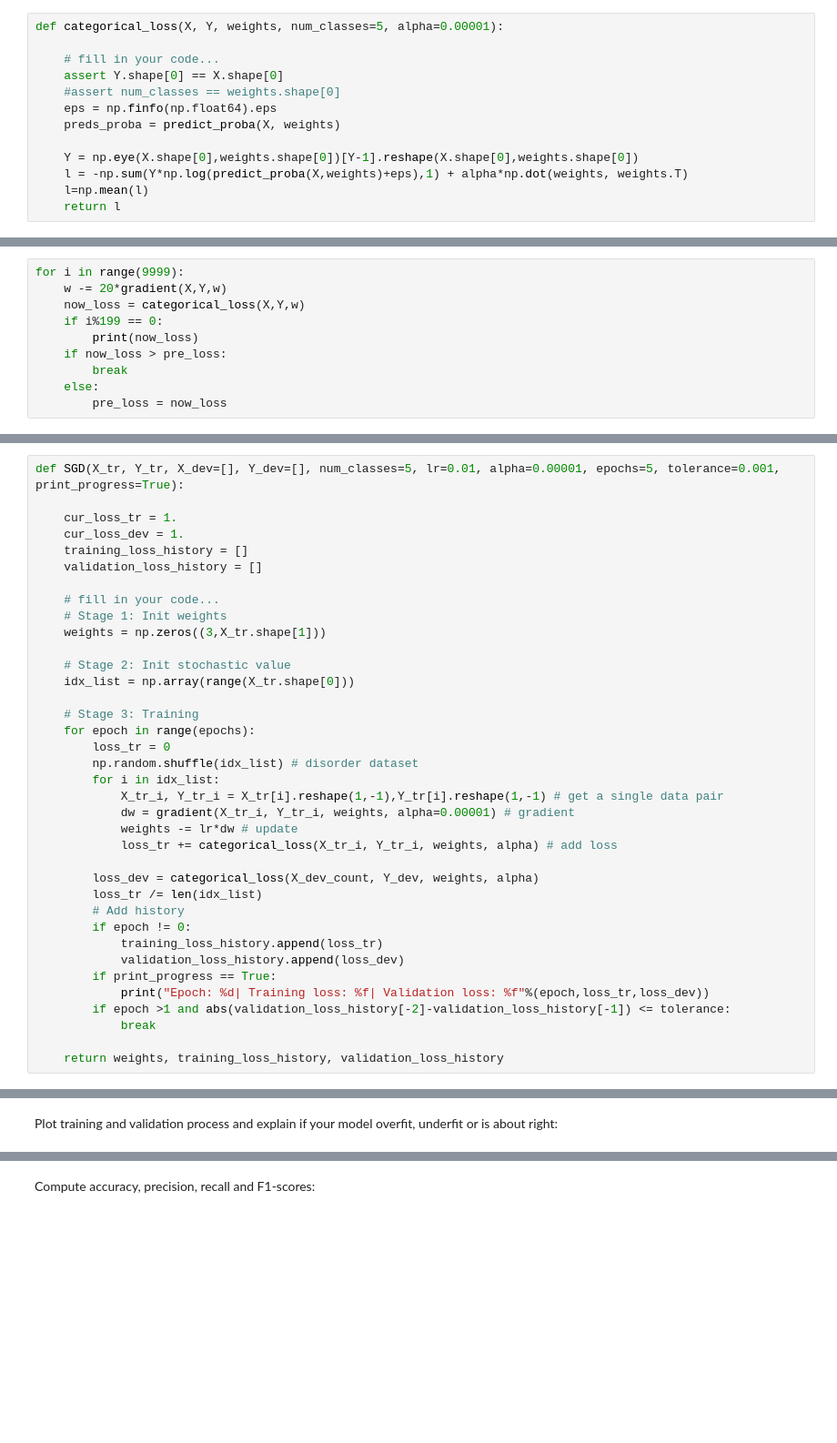
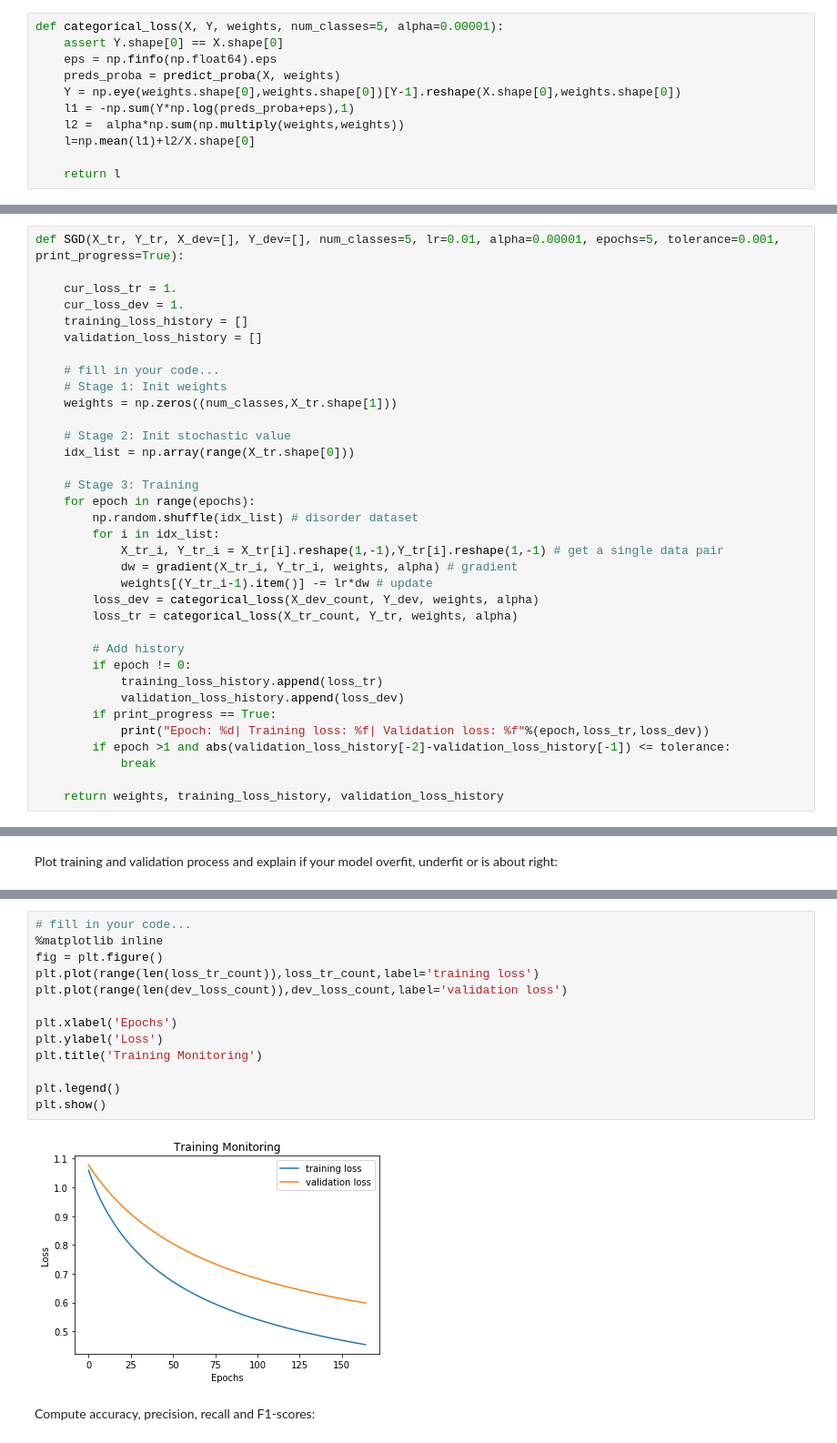
Before and after one commit to SilvesterHsu/COM6513-NLP, a Jupyter notebook: assignment1/assignment1-write.ipynb, the cells around one changed output, grey strips where cells are left out. Shown at 91% size. Saved outputs shown, nothing was run; the diff lists cells and outputs as text; blank space fills up the shorter version.

```diff
--- a/assignment1/assignment1-write.ipynb
+++ b/assignment1/assignment1-write.ipynb
@@ -1169,16 +965,14 @@ array([2, 1, 1])
 Now you need to compute the categorical cross entropy loss (extending the binary loss to support multiple classes).
 # %%
 def categorical_loss(X, Y, weights, num_classes=5, alpha=0.00001):
-
-    # fill in your code...
     assert Y.shape[0] == X.shape[0]
-    #assert num_classes == weights.shape[0]
     eps = np.finfo(np.float64).eps
     preds_proba = predict_proba(X, weights)
+    Y = np.eye(weights.shape[0],weights.shape[0])[Y-1].reshape(X.shape[0],weights.shape[0])
+    l1 = -np.sum(Y*np.log(preds_proba+eps),1)
+    l2 =  alpha*np.sum(np.multiply(weights,weights))
+    l=np.mean(l1)+l2/X.shape[0]
 
-    Y = np.eye(X.shape[0],weights.shape[0])[Y-1].reshape(X.shape[0],weights.shape[0])
-    l = -np.sum(Y*np.log(predict_proba(X,weights)+eps),1) + alpha*np.dot(weights, weights.T)
-    l=np.mean(l)
     return l
 # %%
 def gradient(X, Y, weights, alpha=0.00001):
@@ -1196,10 +985,0 @@ pre_loss = categorical_loss(X,Y,w)
-# %%
-for i in range(9999):
-    w -= 20*gradient(X,Y,w)
-    now_loss = categorical_loss(X,Y,w)
-    if i%199 == 0:
-        print(now_loss)
-    if now_loss > pre_loss:
-        break
-    else:
-        pre_loss = now_loss
@@ -1221,23 +995,21 @@ def SGD(X_tr, Y_tr, X_dev=[], Y_dev=[], num_classes=5, lr=0.01, alpha=0.00001, e
 
     # fill in your code...
     # Stage 1: Init weights
-    weights = np.zeros((3,X_tr.shape[1]))
+    weights = np.zeros((num_classes,X_tr.shape[1]))
 
     # Stage 2: Init stochastic value
     idx_list = np.array(range(X_tr.shape[0]))
 
     # Stage 3: Training
     for epoch in range(epochs):
-        loss_tr = 0
         np.random.shuffle(idx_list) # disorder dataset
         for i in idx_list:
             X_tr_i, Y_tr_i = X_tr[i].reshape(1,-1),Y_tr[i].reshape(1,-1) # get a single data pair
-            dw = gradient(X_tr_i, Y_tr_i, weights, alpha=0.00001) # gradient
-            weights -= lr*dw # update
-            loss_tr += categorical_loss(X_tr_i, Y_tr_i, weights, alpha) # add loss
+            dw = gradient(X_tr_i, Y_tr_i, weights, alpha) # gradient
+            weights[(Y_tr_i-1).item()] -= lr*dw # update
+        loss_dev = categorical_loss(X_dev_count, Y_dev, weights, alpha)
+        loss_tr = categorical_loss(X_tr_count, Y_tr, weights, alpha)
 
-        loss_dev = categorical_loss(X_dev_count, Y_dev, weights, alpha)
-        loss_tr /= len(idx_list)
         # Add history
         if epoch != 0:
             training_loss_history.append(loss_tr)
@@ -1344,2 +1079,17 @@ Plot training and validation process and explain if your model overfit, underfit
+# %%
+# fill in your code...
+%matplotlib inline
+fig = plt.figure()
+plt.plot(range(len(loss_tr_count)),loss_tr_count,label='training loss')
+plt.plot(range(len(dev_loss_count)),dev_loss_count,label='validation loss')
+
+plt.xlabel('Epochs')
+plt.ylabel('Loss')
+plt.title('Training Monitoring')
+
+plt.legend()
+plt.show()
+# %% [output]
+[figure, added]
 # %% [markdown]
 Compute accuracy, precision, recall and F1-scores:
```
Also changed, not shown: parts of 36 cells of this notebook.
